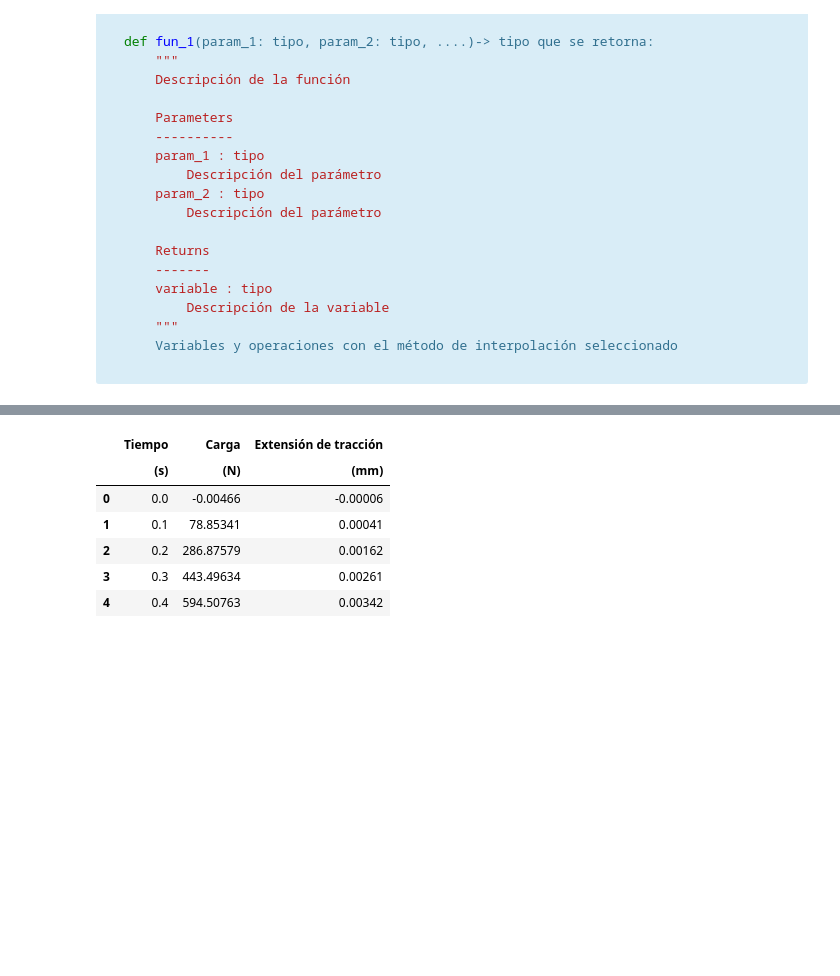
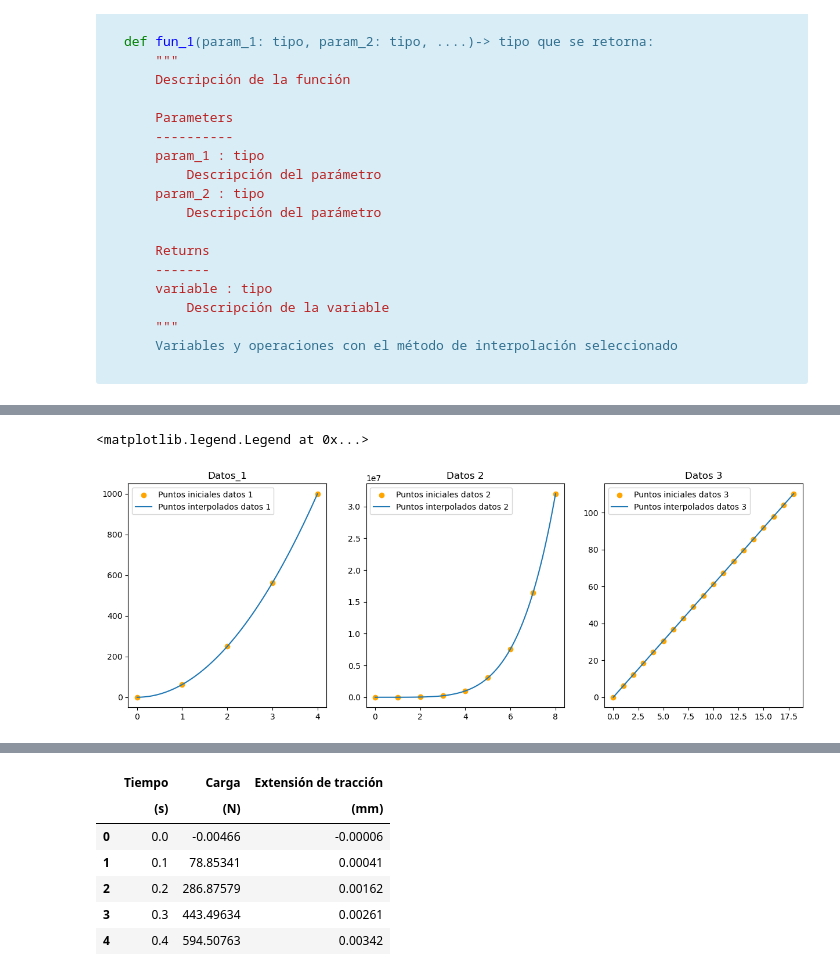
Before and after one commit to QuantumPower4/JuanGuzman-JhonAlex-HerraCompu-202302, a Jupyter notebook: Taller 1 - Interpolación y Raices/Taller_1.ipynb, the cells around one changed output, grey strips where cells are left out. Cells and saved outputs as stored; diff of their text form; code cells hidden in the pictures; blank space fills up the shorter version.

```diff
--- a/Taller 1 - Interpolación y Raices/Taller_1.ipynb
+++ b/Taller 1 - Interpolación y Raices/Taller_1.ipynb
@@ -146,3 +197,38 @@ datos_3 = np.array([0.        ,   6.12244898,  12.24489796,  18.36734694,
+# %%
+# Interpolación datos 1
+xt_1 = np.linspace(x_1[0],x_1[-1],100)
+y_interpolate1 = Interpolate(xt_1,x_1,datos_1)
+
+# Interpolación datos 2
+xt_2 = np.linspace(x_2[0],x_2[-1],100)
+y_interpolate2 = NewtonInterpolation(x_2,datos_2,xt_2)
+
+# Interpolación datos 3
+xt_3 = np.linspace(x_3[0],x_3[-1],100)
+y_interpolate3 = LinearInterpolation(x_3[0],x_3[-1],datos_3[0],datos_3[-1],xt_3)
+# %%
+# 1.4. Gráficar los datos interpolados
+fig, ax = plt.subplots(1, 3, figsize=(15, 5))
+
+ax[0].scatter(x_1,datos_1,label="Puntos iniciales datos 1",color="orange")
+ax[0].plot(xt_1,y_interpolate1,label="Puntos interpolados datos 1")
+ax[0].set_title('Datos_1')
+ax[0].legend()
+
+
+ax[1].scatter(x_2,datos_2,label="Puntos iniciales datos 2",color="orange")
+ax[1].plot(xt_2,y_interpolate2,label="Puntos interpolados datos 2")
+ax[1].set_title('Datos 2')
+ax[1].legend()
+
+
+ax[2].scatter(x_3,datos_3,label="Puntos iniciales datos 3",color="orange")
+ax[2].plot(xt_3,y_interpolate3,label="Puntos interpolados datos 3")
+ax[2].set_title('Datos 3')
+ax[2].legend()
+# %% [output]
+<matplotlib.legend.Legend at 0x...>
+[figure, added]
 # %% [markdown]
 ----
 ## Punto 2
```
Also changed, not shown: parts of 9 cells of this notebook.
